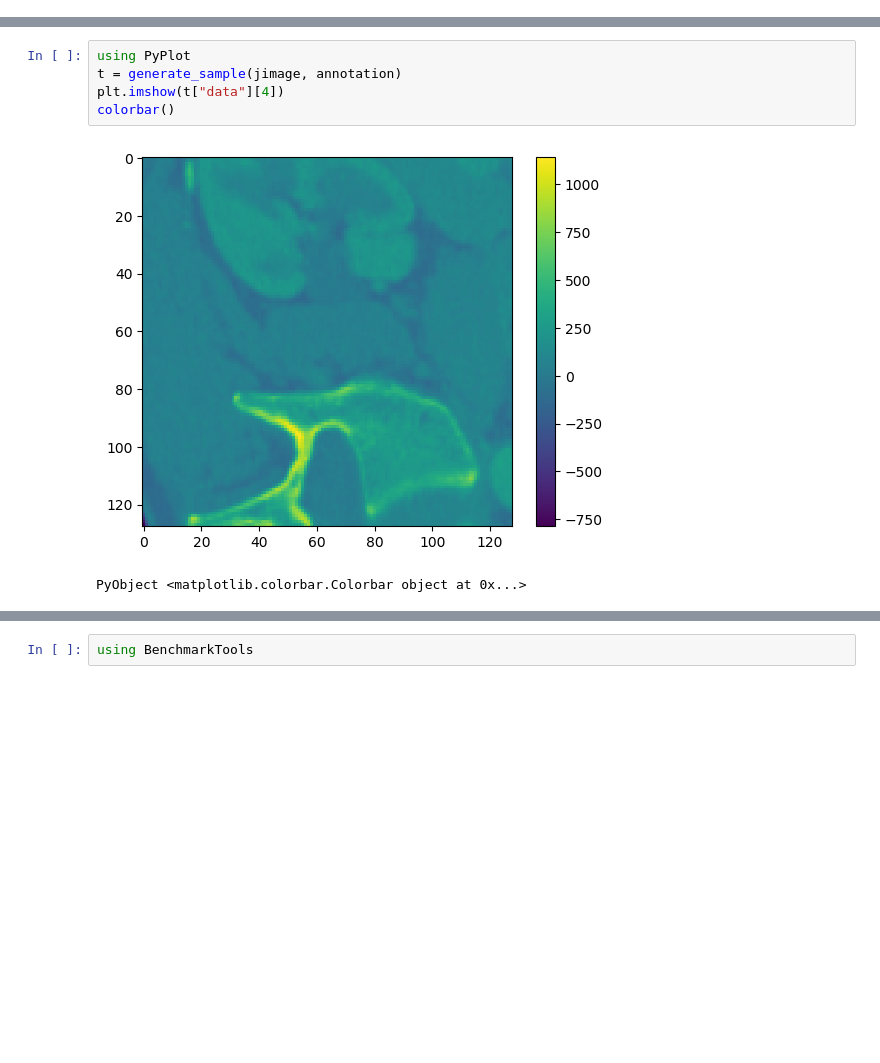
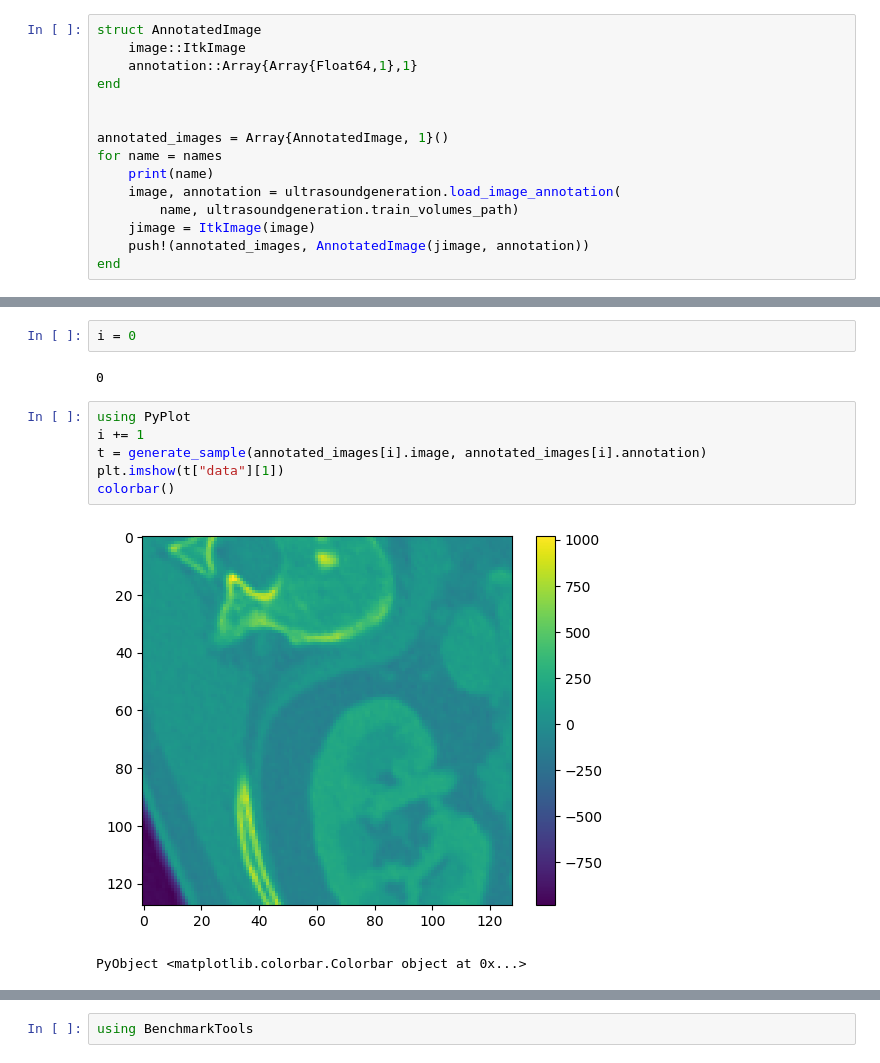
Before and after one commit to HastingsGreer/DualProbeUltrasound, a Jupyter notebook: julia-generation-demo.ipynb, the cells around one changed output, grey strips where cells are left out. Drawn from its saved outputs; the diff is of its cells as text; blank space fills up the shorter version.

```diff
--- a/julia-generation-demo.ipynb
+++ b/julia-generation-demo.ipynb
@@ -28,0 +29,15 @@ ItkImage(CuTexture{Float32,3,CuTextureArray{Float32,3}}(CuTextureArray{Float32,3
+# %%
+struct AnnotatedImage
+    image::ItkImage
+    annotation::Array{Array{Float64,1},1}
+end
+
+
+annotated_images = Array{AnnotatedImage, 1}()
+for name = names
+    print(name)
+    image, annotation = ultrasoundgeneration.load_image_annotation(
+        name, ultrasoundgeneration.train_volumes_path)
+    jimage = ItkImage(image)
+    push!(annotated_images, AnnotatedImage(jimage, annotation))
+end
@@ -29,10 +57,15 @@ ItkImage(CuTexture{Float32,3,CuTextureArray{Float32,3}}(CuTextureArray{Float32,3
+# %%
+i = 0
+# %% [output]
+0
 # %%
 using PyPlot
-t = generate_sample(jimage, annotation)
-plt.imshow(t["data"][4])
+i += 1
+t = generate_sample(annotated_images[i].image, annotated_images[i].annotation)
+plt.imshow(t["data"][1])
 colorbar()
 # %% [output]
-[figure, old version]
+[figure, new version]
 PyObject <matplotlib.colorbar.Colorbar object at 0x...>
 # %%
 network_parallel = pyimport("train_network_parallel2")
```
Also changed, not shown: parts of 30 cells of this notebook, 3 other files.
